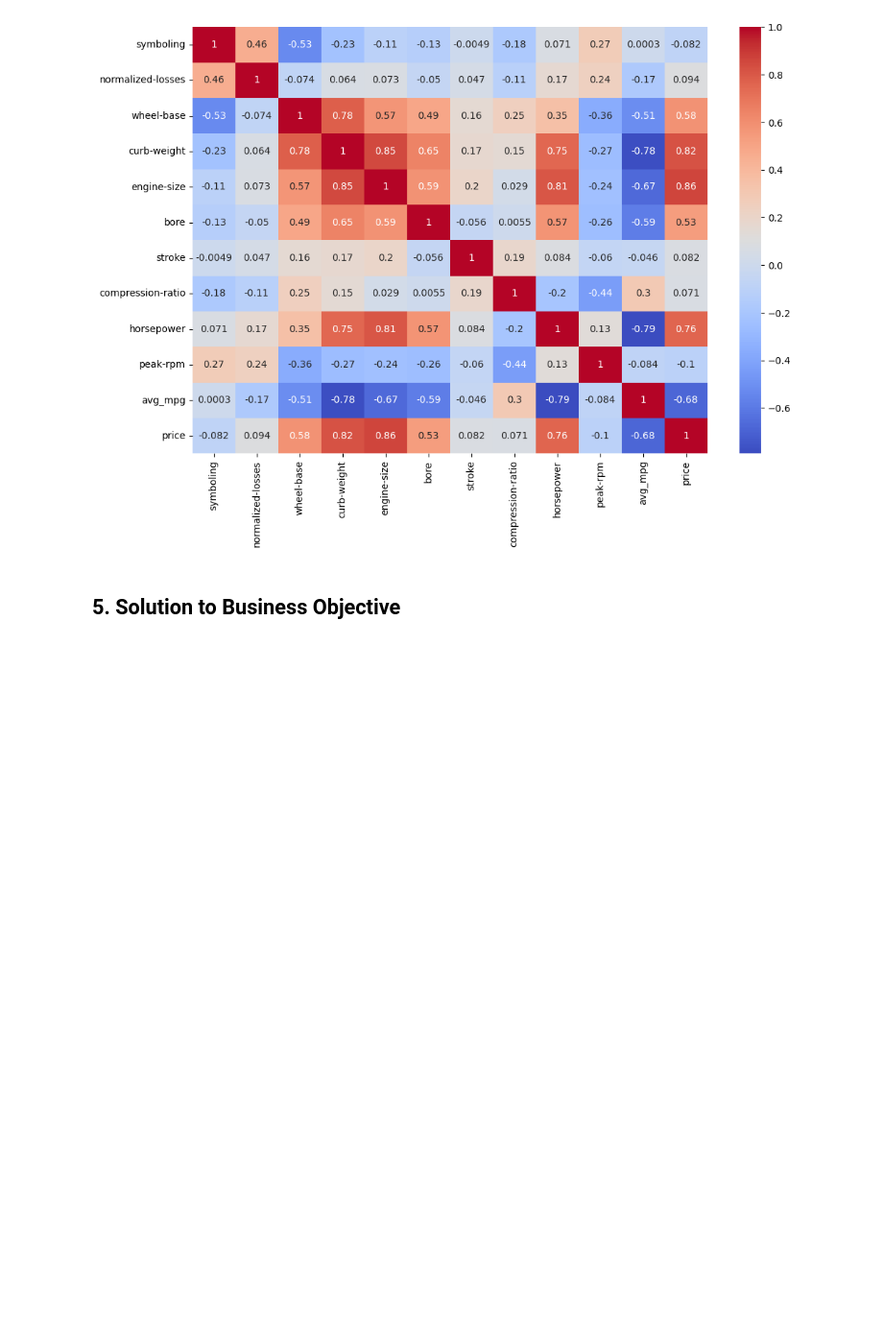
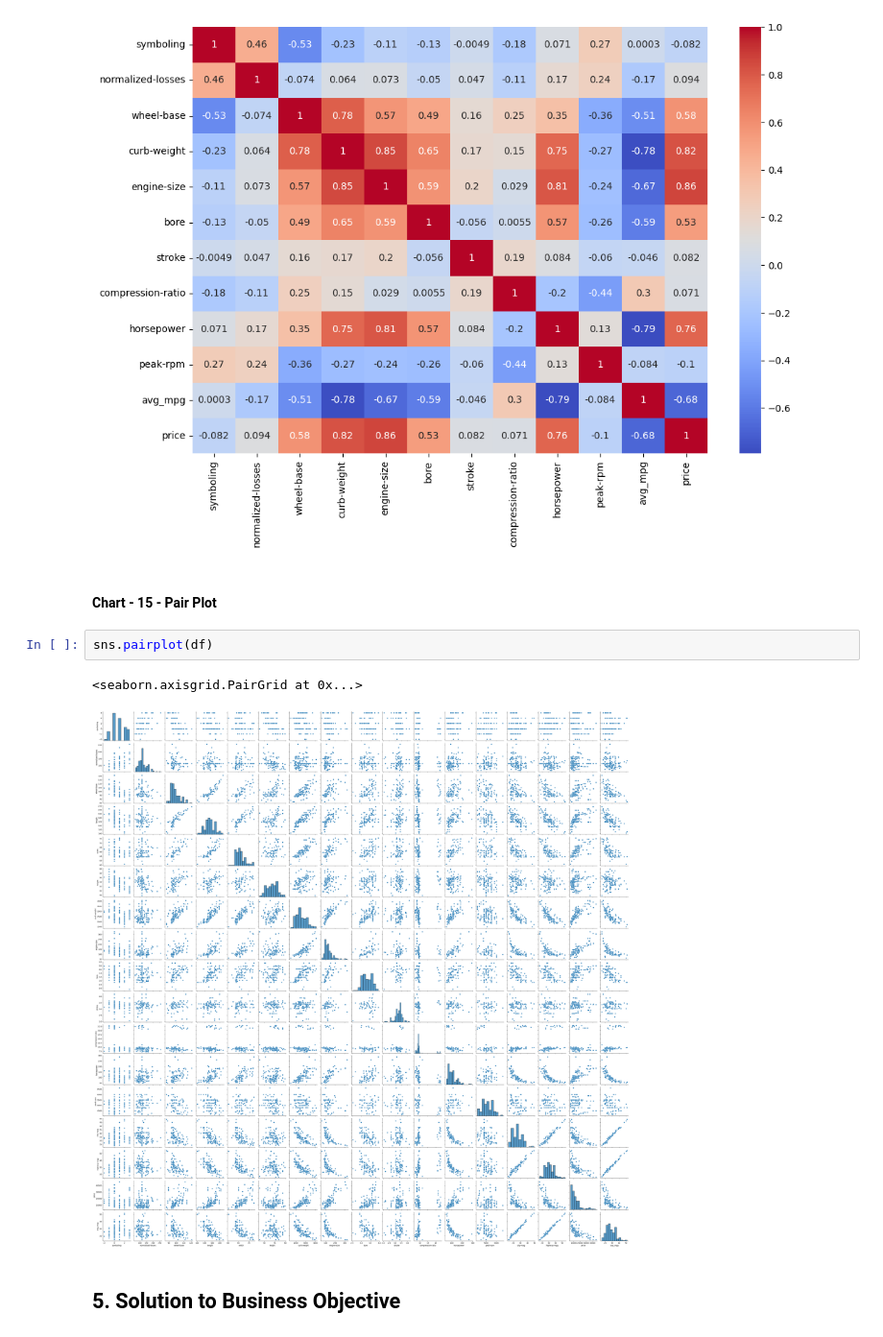
Before and after one commit to abhangvipul/Data-Analytics, a Jupyter notebook: Project_1_1_Automobile.ipynb, the cells around one changed output. Shown at 96% size. Drawn from its saved outputs; the diff is of its cells as text; blank space fills up the shorter version.

```diff
--- a/Project_1_1_Automobile.ipynb
+++ b/Project_1_1_Automobile.ipynb
@@ -1649,6 +1651,13 @@ sns.heatmap(heatmap_arr.corr(), annot=True, cmap='coolwarm')
 # %% [output]
 <Axes: >
 [figure]
+# %% [markdown]
+#### Chart - 15 - Pair Plot
+# %%
+sns.pairplot(df)
+# %% [output]
+<seaborn.axisgrid.PairGrid at 0x...>
+[figure, added]
 # %% [markdown]
 ## **5. Solution to Business Objective**
 # %% [markdown]
```
Also changed, not shown: parts of 3 cells of this notebook.
